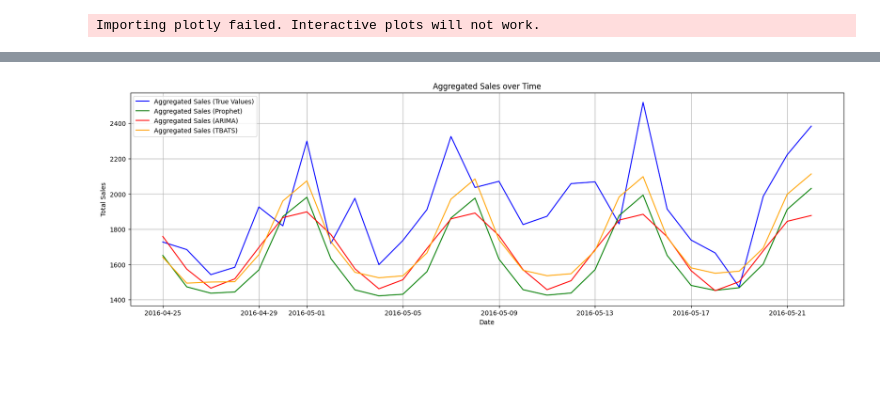
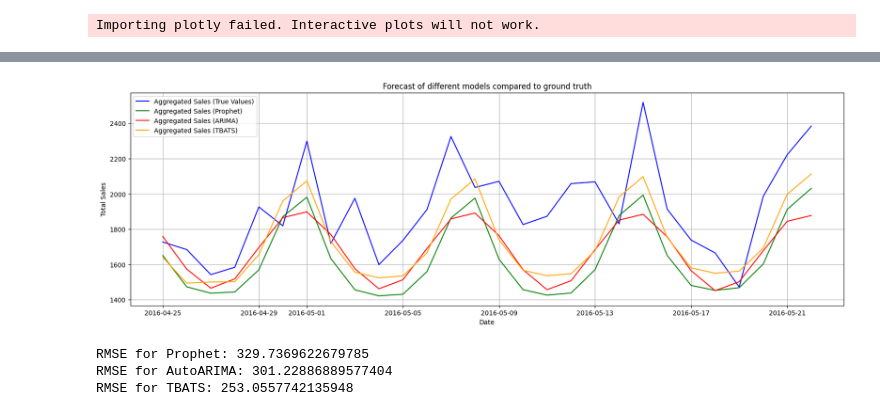
Before and after one commit to JuliusHuizing/AFC, a Jupyter notebook: compare_forecasts.ipynb, the cells around one changed output, grey strips where cells are left out. Drawn from its saved outputs; the diff is of its cells as text; code cells hidden in the pictures; blank space fills up the shorter version.

Commit message:
add root mean square error computations on aggregated sales.

```diff
--- a/compare_forecasts.ipynb
+++ b/compare_forecasts.ipynb
@@ -30,30 +30,43 @@ most_recent_pickles
 # %%
 # Function to load the forecast from a pickle file
 def load_forecast(model, forecast_path):
     filename = most_recent_pickles[model]
     pickle_file = f"{forecast_path}/{filename}"
     with open(pickle_file, 'rb') as f:
         forecast = pickle.load(f)
     return forecast
 
 # Load forecasts for each model
 prophet_forecast = load_forecast("prophet", forecast_path)
 autoarima_forecast = load_forecast("autoarima", forecast_path)
 tbats_forecast = load_forecast("tbats", forecast_path)
 # Load other forecasts as needed
 
 # Plotting
 plt.figure(figsize=(20, 6))
 plt.plot(data.daily_sales_test.index, data.daily_sales_test.values, label='Aggregated Sales (True Values)', color='blue')
 plt.plot(data.daily_sales_test.index, prophet_forecast['yhat'][1913:], label='Aggregated Sales (Prophet)', color='green')
 plt.plot(data.daily_sales_test.index, autoarima_forecast.values, label='Aggregated Sales (ARIMA)', color='red')
 plt.plot(data.daily_sales_test.index, tbats_forecast, label='Aggregated Sales (TBATS)', color='orange')
 # Add plots for other forecasts as needed
-plt.title('Aggregated Sales over Time')
+plt.title('Forecast of different models compared to ground truth')
 plt.xlabel('Date')
 plt.ylabel('Total Sales')
 plt.grid(True)
 plt.legend()
 plt.show()
 # %% [output]
-[figure, old version]
+[figure, new version]
+# %%
+rmse_prophet = np.sqrt(mean_squared_error(data.daily_sales_test.values, prophet_forecast['yhat'][1913:]))
+print(f"RMSE for Prophet: {rmse_prophet}")
+
+rmse_autoarima = np.sqrt(mean_squared_error(data.daily_sales_test.values, autoarima_forecast.values))
+print(f"RMSE for AutoARIMA: {rmse_autoarima}")
+
+rmse_tbats = np.sqrt(mean_squared_error(data.daily_sales_test.values, tbats_forecast))
+print(f"RMSE for TBATS: {rmse_tbats}")
+# %% [output]
+RMSE for Prophet: 329.7369622679785
+RMSE for AutoARIMA: 301.22886889577404
+RMSE for TBATS: 253.0557742135948
```
Also changed, not shown: parts of 1 cell of this notebook.
